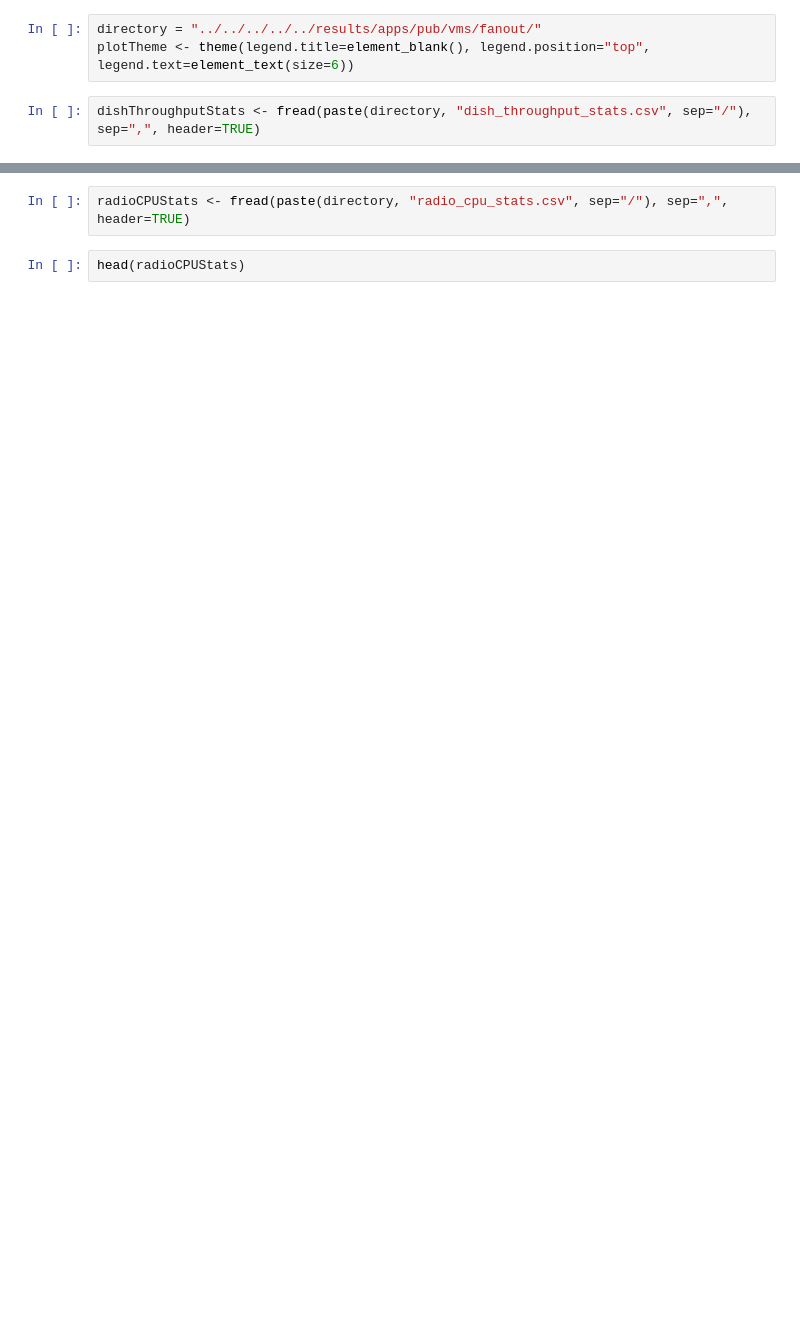
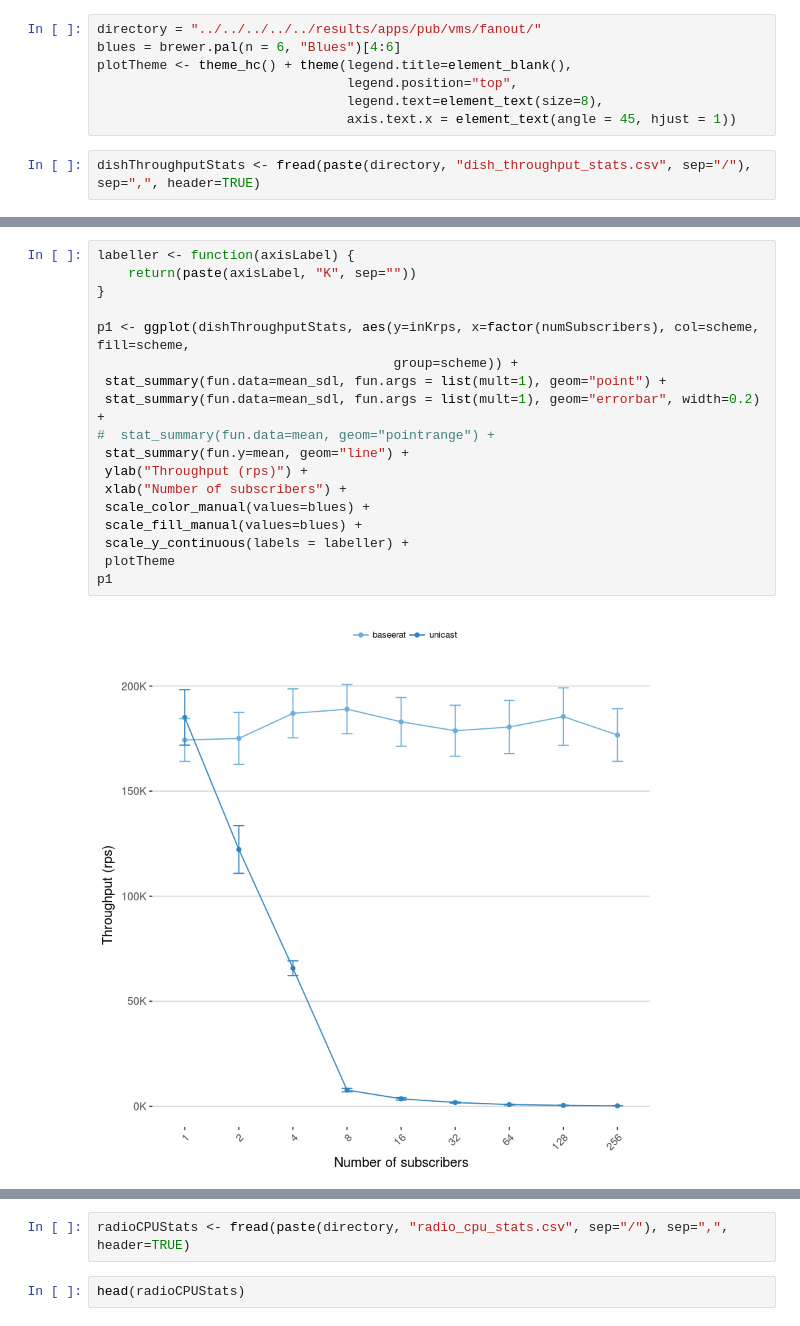
Before and after one commit to Elmo-MCast/measurements, a Jupyter notebook: vmware/analysis/apps/pub/vms/fanout/usage (R).ipynb, the cells around one changed output, grey strips where cells are left out. Cells and saved outputs as stored; diff of their text form; blank space fills up the shorter version.

```diff
--- a/vmware/analysis/apps/pub/vms/fanout/usage (R).ipynb
+++ b/vmware/analysis/apps/pub/vms/fanout/usage (R).ipynb
@@ -11,6 +29,10 @@ Warning message in library(package, lib.loc = lib.loc, character.only = TRUE, lo
 # %%
 directory = "../../../../../results/apps/pub/vms/fanout/"
-plotTheme <- theme(legend.title=element_blank(), legend.position="top", legend.text=element_text(size=6))
+blues = brewer.pal(n = 6, "Blues")[4:6]
+plotTheme <- theme_hc() + theme(legend.title=element_blank(),
+                                legend.position="top",
+                                legend.text=element_text(size=8),
+                                axis.text.x = element_text(angle = 45, hjust = 1))
 # %%
 dishThroughputStats <- fread(paste(directory, "dish_throughput_stats.csv", sep="/"), sep=",", header=TRUE)
 # %%
@@ -25,0 +52,20 @@ head(dishThroughputStats)
+# %%
+labeller <- function(axisLabel) {
+    return(paste(axisLabel, "K", sep=""))
+}
+
+p1 <- ggplot(dishThroughputStats, aes(y=inKrps, x=factor(numSubscribers), col=scheme, fill=scheme,
+                                      group=scheme)) +
+ stat_summary(fun.data=mean_sdl, fun.args = list(mult=1), geom="point") +
+ stat_summary(fun.data=mean_sdl, fun.args = list(mult=1), geom="errorbar", width=0.2) +
+#  stat_summary(fun.data=mean, geom="pointrange") +
+ stat_summary(fun.y=mean, geom="line") +
+ ylab("Throughput (rps)") +
+ xlab("Number of subscribers") +
+ scale_color_manual(values=blues) +
+ scale_fill_manual(values=blues) +
+ scale_y_continuous(labels = labeller) +
+ plotTheme
+p1
+# %% [output]
+[figure, added]
```
Also changed, not shown: parts of 10 cells of this notebook, 26 other files.
